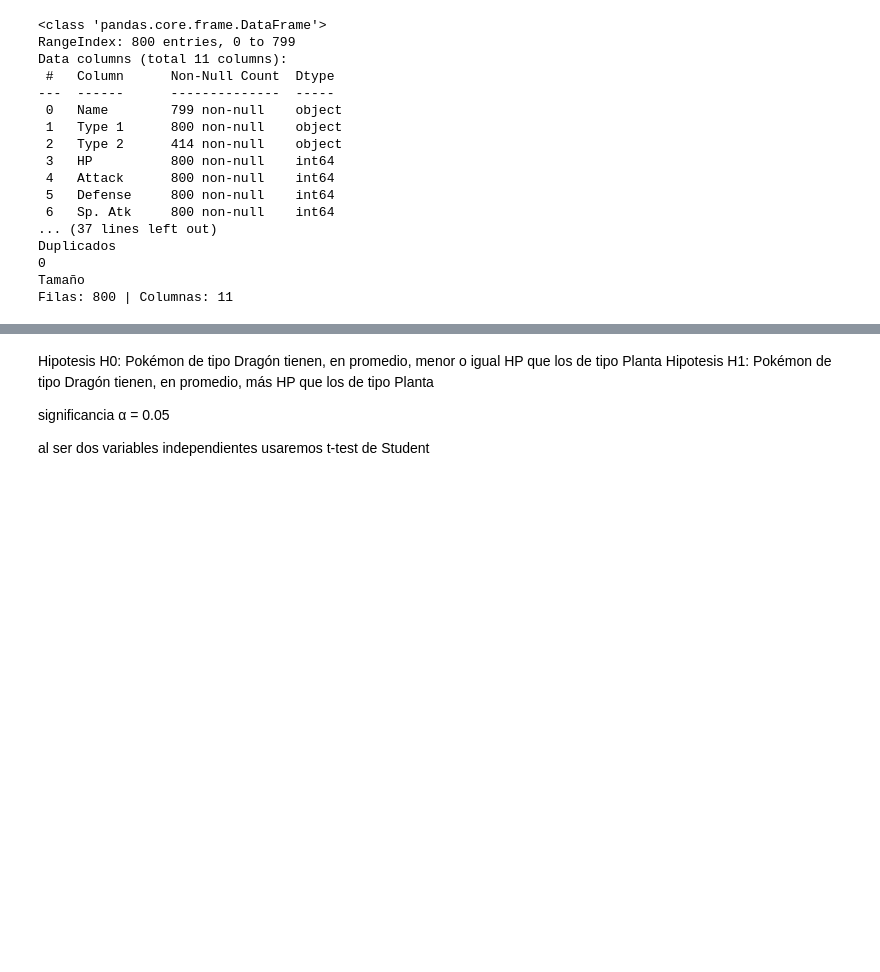
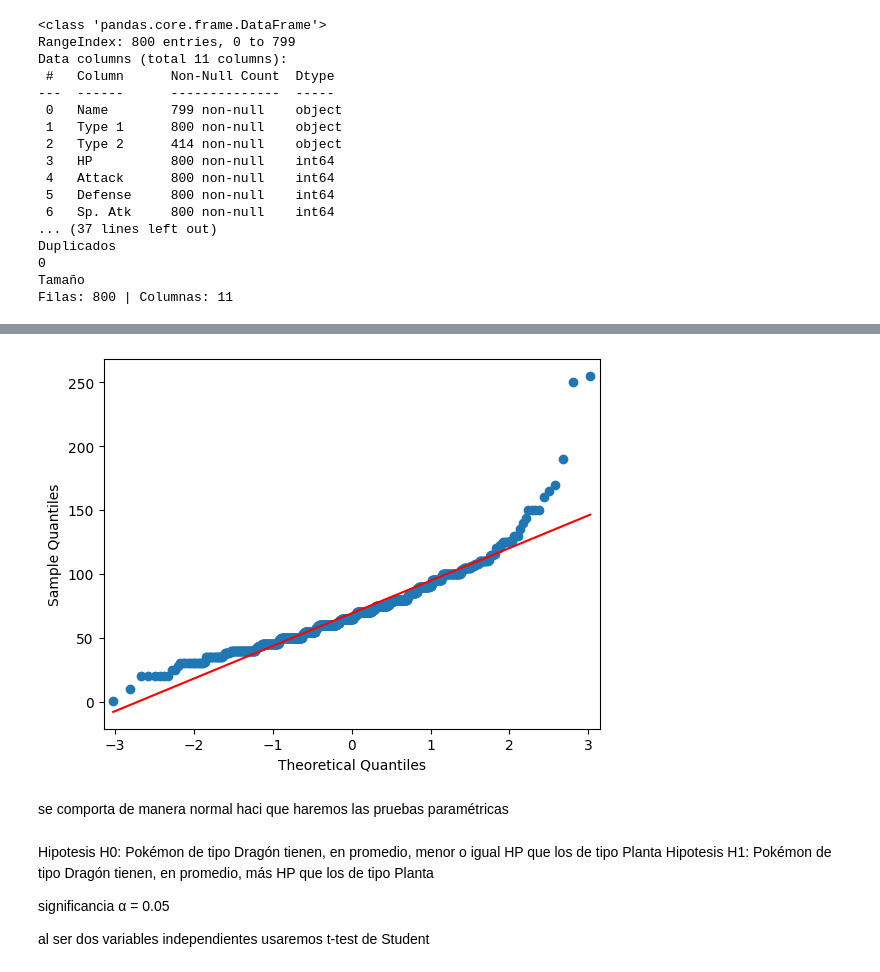
Before and after one commit to ConstanzaSegoviaA/lab-hypothesis-testing, a Jupyter notebook: lab-hypothesis-testing.ipynb, the cells around one changed output, grey strips where cells are left out. Drawn from its saved outputs; the diff is of its cells as text; code cells hidden in the pictures; blank space fills up the shorter version.

```diff
--- a/lab-hypothesis-testing.ipynb
+++ b/lab-hypothesis-testing.ipynb
@@ -79,3 +91,12 @@ Filas: 800 | Columnas: 11
+# %%
+import statsmodels.api as sm
+
+
+sm.qqplot(df1['HP'], line='s');
+# %% [output]
+[figure, added]
+# %% [markdown]
+se comporta de manera normal haci que haremos las pruebas paramétricas
 # %% [markdown]
 Hipotesis H0: Pokémon de tipo Dragón tienen, en promedio, menor o igual HP que los de tipo Planta
 Hipotesis H1: Pokémon de tipo Dragón tienen, en promedio, más HP que los de tipo Planta
```
Also changed, not shown: parts of 4 cells of this notebook.
